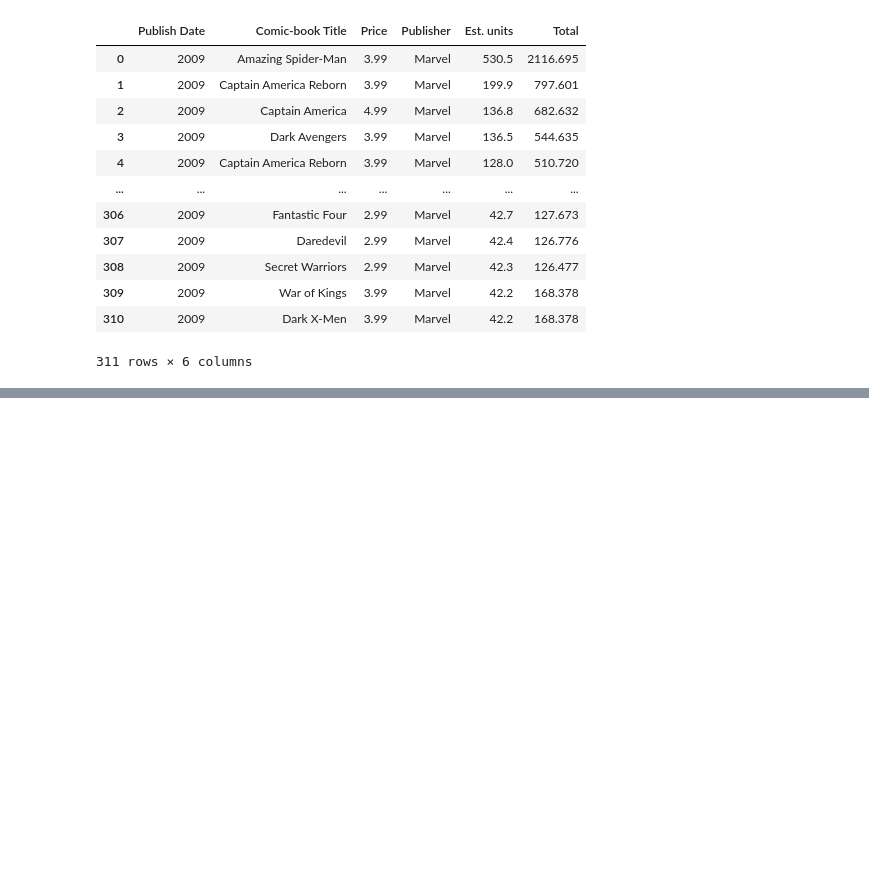
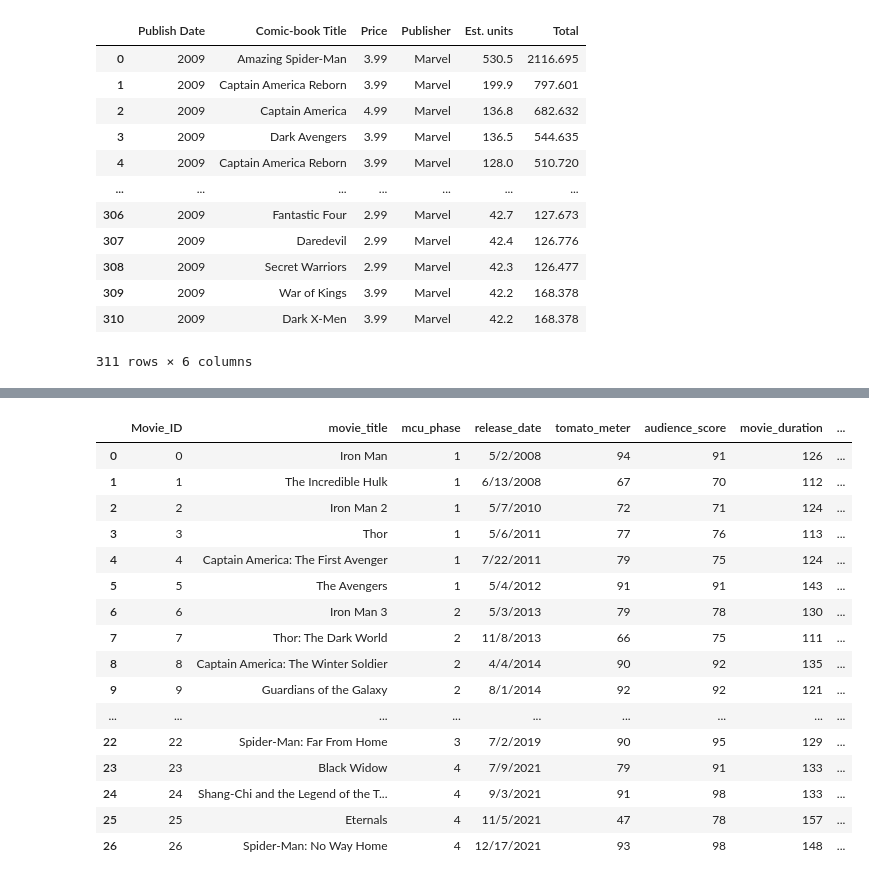
Before and after one commit to leoolessa/Project-MCU, a Jupyter notebook: test.ipynb, the cells around one changed output, grey strips where cells are left out. Cells and saved outputs as stored; diff of their text form; code cells hidden in the pictures; blank space fills up the shorter version.

```diff
--- a/test.ipynb
+++ b/test.ipynb
@@ -121,3 +121,9 @@ def soma(data):
     for c, r in data.iterrows():
         data.at[c, 'Total'] = r['Price'] * r['Est. units']
     return data
+# %%
+def add_index(data, name):
+    data[name] = data.index
+    first_column = data.pop(name)
+    data.insert(0, name, first_column)
+    return data
@@ -258,0 +305,20 @@ def save_csv(data, name):
+# %%
+add_index(movies, 'Movie_ID')
+# %% [output]
+|  | Movie_ID | movie_title | mcu_phase | release_date | tomato_meter | audience_score | movie_duration | ... |
+| 0 | 0 | Iron Man | 1 | 5/2/2008 | 94 | 91 | 126 | ... |
+| 1 | 1 | The Incredible Hulk | 1 | 6/13/2008 | 67 | 70 | 112 | ... |
+| 2 | 2 | Iron Man 2 | 1 | 5/7/2010 | 72 | 71 | 124 | ... |
+| 3 | 3 | Thor | 1 | 5/6/2011 | 77 | 76 | 113 | ... |
+| 4 | 4 | Captain America: The First Avenger | 1 | 7/22/2011 | 79 | 75 | 124 | ... |
+| 5 | 5 | The Avengers | 1 | 5/4/2012 | 91 | 91 | 143 | ... |
+| 6 | 6 | Iron Man 3 | 2 | 5/3/2013 | 79 | 78 | 130 | ... |
+| 7 | 7 | Thor: The Dark World | 2 | 11/8/2013 | 66 | 75 | 111 | ... |
+| 8 | 8 | Captain America: The Winter Soldier | 2 | 4/4/2014 | 90 | 92 | 135 | ... |
+| 9 | 9 | Guardians of the Galaxy | 2 | 8/1/2014 | 92 | 92 | 121 | ... |
+| ... | ... | ... | ... | ... | ... | ... | ... | ... |
+| 22 | 22 | Spider-Man: Far From Home | 3 | 7/2/2019 | 90 | 95 | 129 | ... |
+| 23 | 23 | Black Widow | 4 | 7/9/2021 | 79 | 91 | 133 | ... |
+| 24 | 24 | Shang-Chi and the Legend of the T... | 4 | 9/3/2021 | 91 | 98 | 133 | ... |
+| 25 | 25 | Eternals | 4 | 11/5/2021 | 47 | 78 | 157 | ... |
+| 26 | 26 | Spider-Man: No Way Home | 4 | 12/17/2021 | 93 | 98 | 148 | ... |
```
Also changed, not shown: parts of 11 cells of this notebook, 4 other files.
